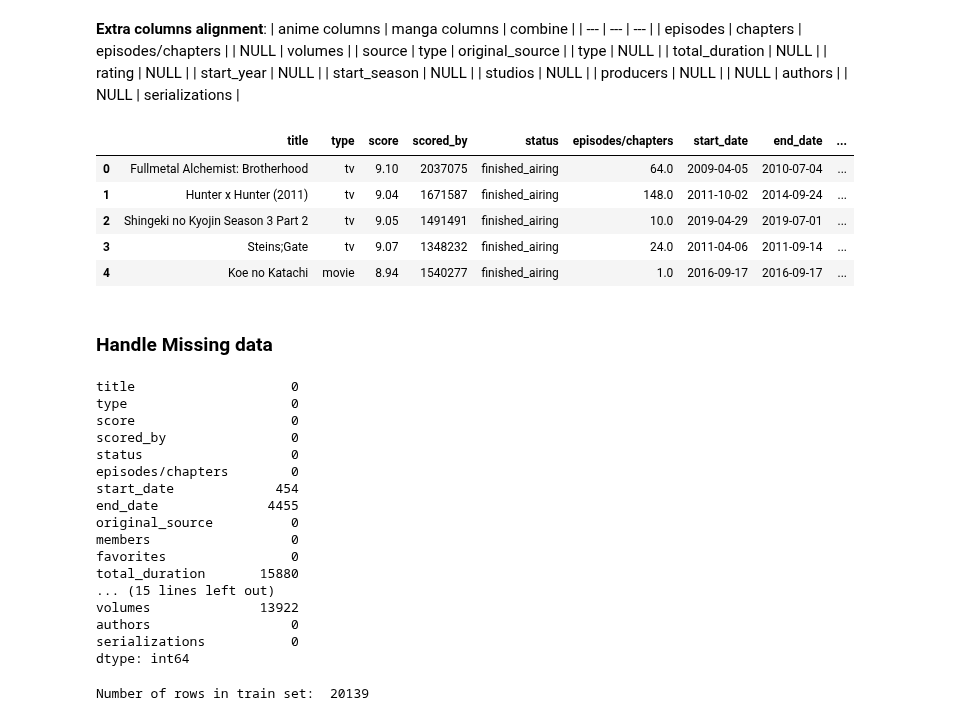
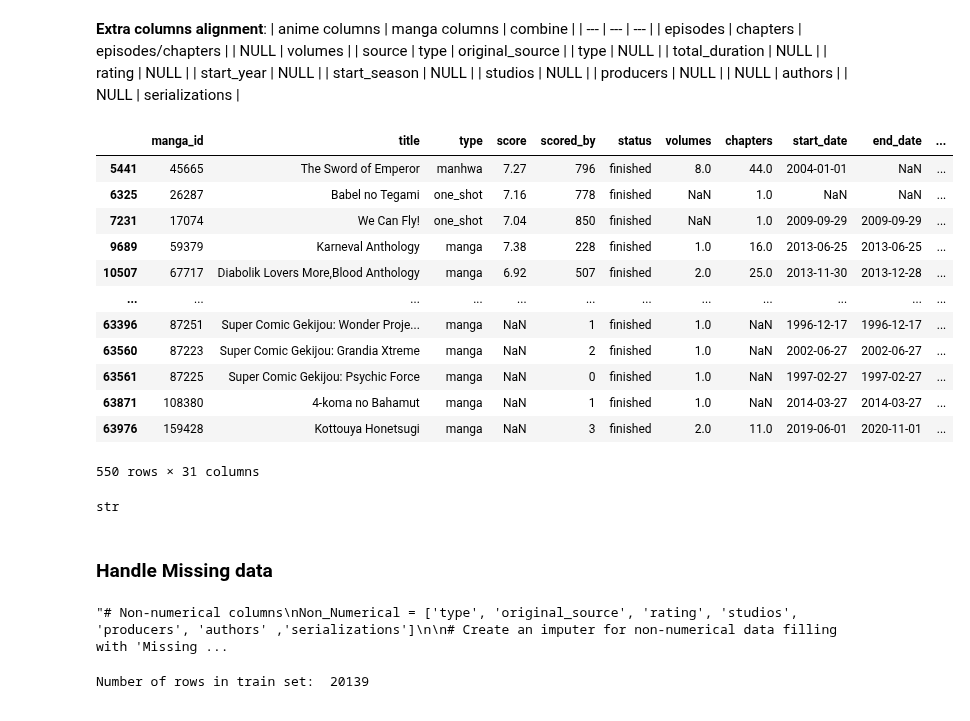
Before and after one commit to derickkan3356/anime-manga-theme-and-success-prediction, a Jupyter notebook: data_preprocessing.ipynb, the cells around one changed output. Cells and saved outputs as stored; diff of their text form; code cells hidden in the pictures.

Commit message:
Data Cleaning

```diff
--- a/data_preprocessing.ipynb
+++ b/data_preprocessing.ipynb
@@ -97,6 +97,42 @@ array(['tv', 'movie', 'ona', 'ova', 'special', 'music', nan], dtype=object)
 | producers | NULL |
 | NULL | authors |
 | NULL | serializations |
+# %%
+import ast
+
+def extract_author_name(author_list):
+    try:
+        author_list = ast.literal_eval(author_list)
+
+        # Extract first and last names of authors, ignoring the others
+        author_names = [f"{author['first_name']} {author['last_name']}".strip() for author in author_list if author['first_name'] or author['last_name']]
+
+        # Join names for multiple authors
+        return ', '.join(author_names) if author_names else "Missing"
+
+    except (ValueError, SyntaxError, KeyError, TypeError):
+        # Handle Missing data
+        return "Missing"
+
+# Apply the function to the 'authors' column
+df_manga['authors_extracted'] = df_manga['authors'].apply(extract_author_name)
+
+# Output the result for this single row
+df_manga[['authors', 'authors_extracted']].head()
+# %% [output]
+|  | manga_id | title | type | score | scored_by | status | volumes | chapters | start_date | end_date | ... |
+| 5441 | 45665 | The Sword of Emperor | manhwa | 7.27 | 796 | finished | 8.0 | 44.0 | 2004-01-01 | NaN | ... |
+| 6325 | 26287 | Babel no Tegami | one_shot | 7.16 | 778 | finished | NaN | 1.0 | NaN | NaN | ... |
+| 7231 | 17074 | We Can Fly! | one_shot | 7.04 | 850 | finished | NaN | 1.0 | 2009-09-29 | 2009-09-29 | ... |
+| 9689 | 59379 | Karneval Anthology | manga | 7.38 | 228 | finished | 1.0 | 16.0 | 2013-06-25 | 2013-06-25 | ... |
+| 10507 | 67717 | Diabolik Lovers More,Blood Anthology | manga | 6.92 | 507 | finished | 2.0 | 25.0 | 2013-11-30 | 2013-12-28 | ... |
+| ... | ... | ... | ... | ... | ... | ... | ... | ... | ... | ... | ... |
+| 63396 | 87251 | Super Comic Gekijou: Wonder Proje... | manga | NaN | 1 | finished | 1.0 | NaN | 1996-12-17 | 1996-12-17 | ... |
+| 63560 | 87223 | Super Comic Gekijou: Grandia Xtreme | manga | NaN | 2 | finished | 1.0 | NaN | 2002-06-27 | 2002-06-27 | ... |
+| 63561 | 87225 | Super Comic Gekijou: Psychic Force | manga | NaN | 0 | finished | 1.0 | NaN | 1997-02-27 | 1997-02-27 | ... |
+| 63871 | 108380 | 4-koma no Bahamut | manga | NaN | 1 | finished | 1.0 | NaN | 2014-03-27 | 2014-03-27 | ... |
+| 63976 | 159428 | Kottouya Honetsugi | manga | NaN | 3 | finished | 2.0 | 11.0 | 2019-06-01 | 2020-11-01 | ... |
+550 rows × 31 columns
 # %%
 def columns_alignment(input_anime, input_manga):
     df_anime = input_anime.copy()
@@ -115,21 +151,16 @@ def columns_alignment(input_anime, input_manga):
 df_anime_aligned, df_manga_aligned = columns_alignment(df_anime_cleaned, df_manga_cleaned)
 # %%
 df_full = pd.concat([df_anime_aligned, df_manga_aligned], ignore_index=True)
-df_full.head()
+type(df_full["authors"][25173])
 # %% [output]
-|  | title | type | score | scored_by | status | episodes/chapters | start_date | end_date | ... |
-| 0 | Fullmetal Alchemist: Brotherhood | tv | 9.10 | 2037075 | finished_airing | 64.0 | 2009-04-05 | 2010-07-04 | ... |
-| 1 | Hunter x Hunter (2011) | tv | 9.04 | 1671587 | finished_airing | 148.0 | 2011-10-02 | 2014-09-24 | ... |
-| 2 | Shingeki no Kyojin Season 3 Part 2 | tv | 9.05 | 1491491 | finished_airing | 10.0 | 2019-04-29 | 2019-07-01 | ... |
-| 3 | Steins;Gate | tv | 9.07 | 1348232 | finished_airing | 24.0 | 2011-04-06 | 2011-09-14 | ... |
-| 4 | Koe no Katachi | movie | 8.94 | 1540277 | finished_airing | 1.0 | 2016-09-17 | 2016-09-17 | ... |
+str
 # %% [markdown]
 ### Handle Missing data
 # %%
 from sklearn.impute import SimpleImputer
 from sklearn.impute import KNNImputer
 
-# Non-numerical columns
+"""# Non-numerical columns
 Non_Numerical = ['type', 'original_source', 'rating', 'studios', 'producers', 'authors' ,'serializations']
 
 # Create an imputer for non-numerical data filling with 'Missing'
@@ -148,25 +179,9 @@ knn_imputer = KNNImputer(n_neighbors=3)
 df_full[Numerical] = knn_imputer.fit_transform(df_full[Numerical])
 
 # Display the final result with both numerical and categorical columns imputed
-df_full.isnull().sum()
+df_full.isnull().sum()"""
 # %% [output]
-title                    0
-type                     0
-score                    0
-scored_by                0
-status                   0
-episodes/chapters        0
-start_date             454
-end_date              4455
-original_source          0
-members                  0
-favorites                0
-total_duration       15880
-... (15 lines left out)
-volumes              13922
-authors                  0
-serializations           0
-dtype: int64
+"# Non-numerical columns\nNon_Numerical = ['type', 'original_source', 'rating', 'studios', 'producers', 'authors' ,'serializations']\n\n# Create an imputer for non-numerical data filling with 'Missing ...
 # %%
 # train test split
 from sklearn.model_selection import train_test_split
```
